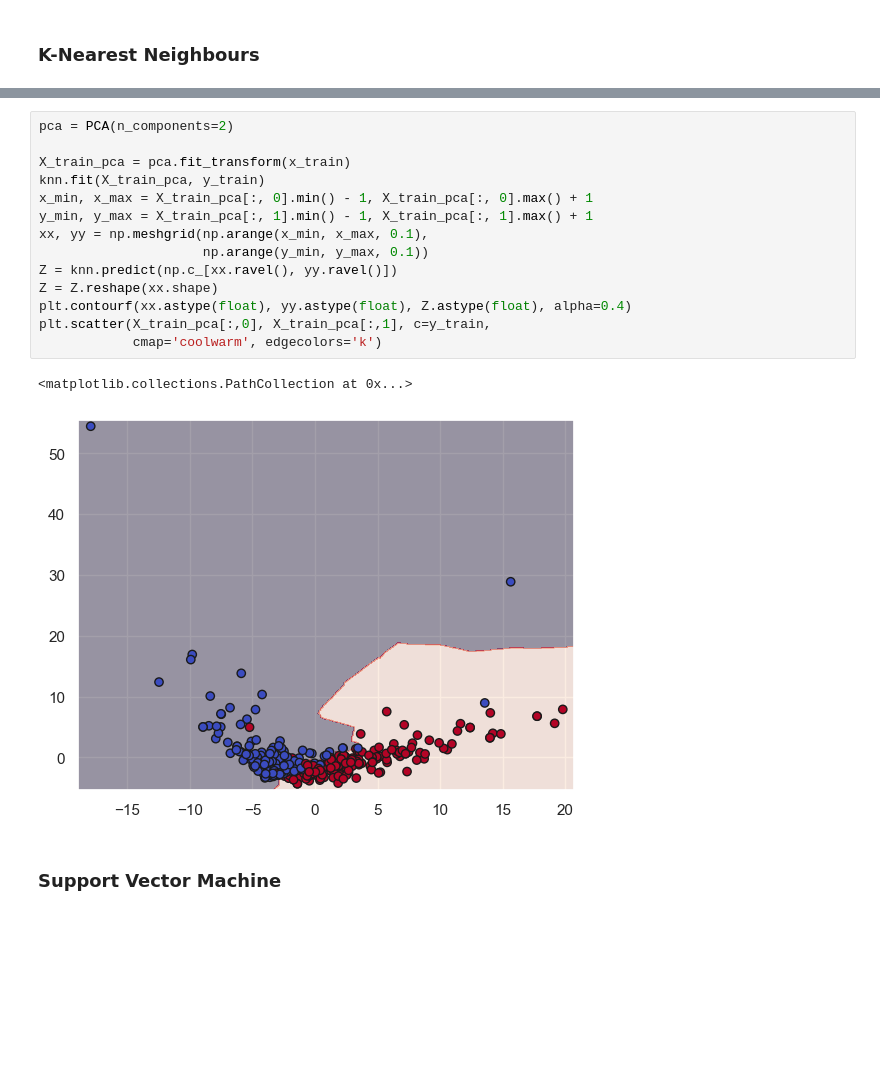
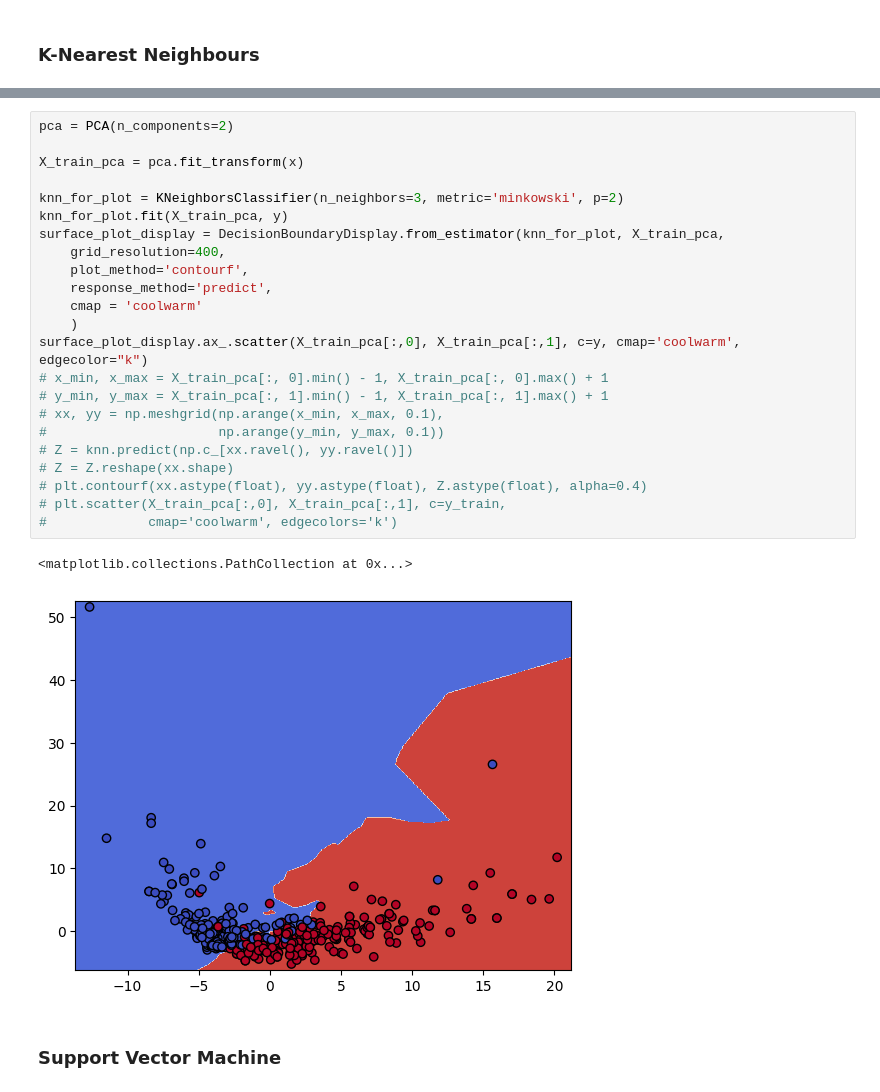
Before and after one commit to csprono/CS361-A3, a Jupyter notebook: task4.ipynb, the cells around one changed output, grey strips where cells are left out. Drawn from its saved outputs; the diff is of its cells as text; blank space fills up the shorter version.

```diff
--- a/task4.ipynb
+++ b/task4.ipynb
@@ -126,20 +127,29 @@ y_pred = knn.predict(x_val)
 # %%
 pca = PCA(n_components=2)
 
-X_train_pca = pca.fit_transform(x_train)
-knn.fit(X_train_pca, y_train)
-x_min, x_max = X_train_pca[:, 0].min() - 1, X_train_pca[:, 0].max() + 1
-y_min, y_max = X_train_pca[:, 1].min() - 1, X_train_pca[:, 1].max() + 1
-xx, yy = np.meshgrid(np.arange(x_min, x_max, 0.1),
-                     np.arange(y_min, y_max, 0.1))
-Z = knn.predict(np.c_[xx.ravel(), yy.ravel()])
-Z = Z.reshape(xx.shape)
-plt.contourf(xx.astype(float), yy.astype(float), Z.astype(float), alpha=0.4)
-plt.scatter(X_train_pca[:,0], X_train_pca[:,1], c=y_train,
-            cmap='coolwarm', edgecolors='k')
+X_train_pca = pca.fit_transform(x)
+
+knn_for_plot = KNeighborsClassifier(n_neighbors=3, metric='minkowski', p=2)
+knn_for_plot.fit(X_train_pca, y)
+surface_plot_display = DecisionBoundaryDisplay.from_estimator(knn_for_plot, X_train_pca,
+    grid_resolution=400,
+    plot_method='contourf',
+    response_method='predict',
+    cmap = 'coolwarm'
+    )
+surface_plot_display.ax_.scatter(X_train_pca[:,0], X_train_pca[:,1], c=y, cmap='coolwarm', edgecolor="k")
+# x_min, x_max = X_train_pca[:, 0].min() - 1, X_train_pca[:, 0].max() + 1
+# y_min, y_max = X_train_pca[:, 1].min() - 1, X_train_pca[:, 1].max() + 1
+# xx, yy = np.meshgrid(np.arange(x_min, x_max, 0.1),
+#                      np.arange(y_min, y_max, 0.1))
+# Z = knn.predict(np.c_[xx.ravel(), yy.ravel()])
+# Z = Z.reshape(xx.shape)
+# plt.contourf(xx.astype(float), yy.astype(float), Z.astype(float), alpha=0.4)
+# plt.scatter(X_train_pca[:,0], X_train_pca[:,1], c=y_train,
+#             cmap='coolwarm', edgecolors='k')
 # %% [output]
 <matplotlib.collections.PathCollection at 0x...>
-[figure, old version]
+[figure, new version]
 # %% [markdown]
 ### Support Vector Machine
 # %% [markdown]
```
Also changed, not shown: parts of 3 cells of this notebook.
